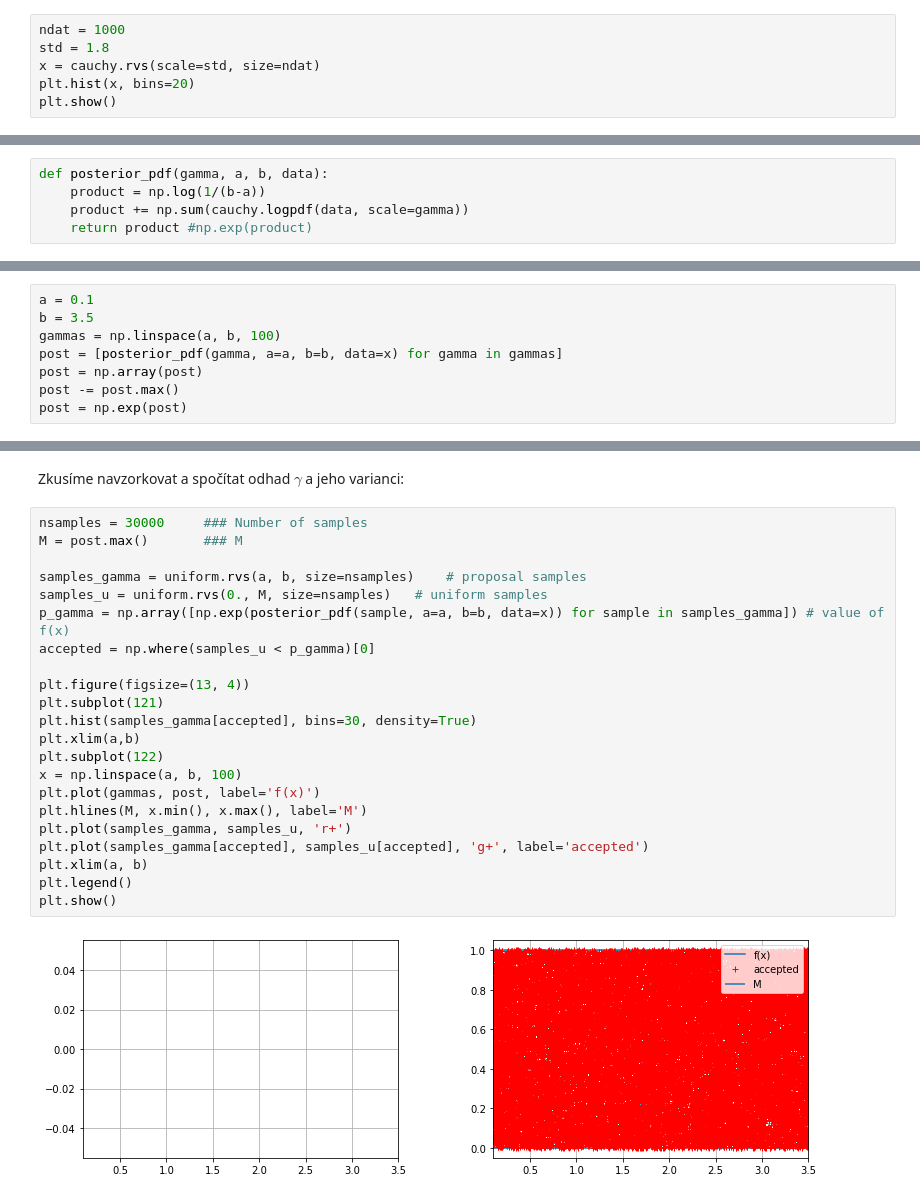
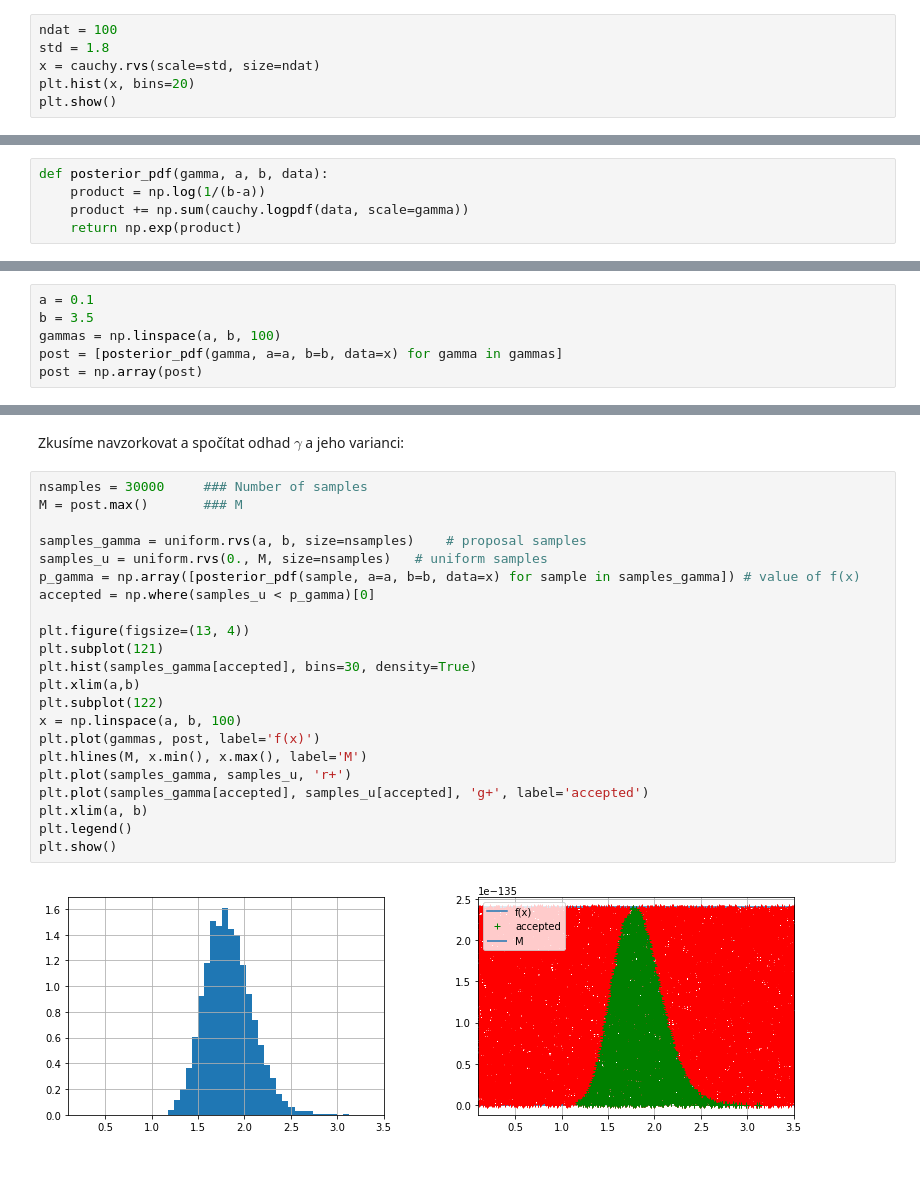
Before and after one commit to TaIos/bml, a Jupyter notebook: cviceni/Cviceni-rejection-sampling.ipynb, the cells around one changed output, grey strips where cells are left out. Saved outputs shown, nothing was run; the diff lists cells and outputs as text; blank space fills up the shorter version.

```diff
--- a/cviceni/Cviceni-rejection-sampling.ipynb
+++ b/cviceni/Cviceni-rejection-sampling.ipynb
@@ -9,7 +9,7 @@ Cílem tohoto cvičení je odhadnout škálovací parametr Cauchyho rozdělení.
 
 Data si nagenerujeme uměle, abychom mohli porovnat výsledky s přednastaveným parametrem:
 # %%
-ndat = 1000
+ndat = 100
 std = 1.8
 x = cauchy.rvs(scale=std, size=ndat)
 plt.hist(x, bins=20)
@@ -45,7 +45,7 @@ $$
 def posterior_pdf(gamma, a, b, data):
     product = np.log(1/(b-a))
     product += np.sum(cauchy.logpdf(data, scale=gamma))
-    return product #np.exp(product)
+    return np.exp(product)
 # %% [markdown]
 Vykreslíme si aposteriorní distribuci, abychom měli představu, jaký má tvar, zda support apriorna pokryl hodnotu $\gamma$ a pro představu, jak malé ty likelihoody jsou. Nemáme totiž znormováno, takže by se nám výsledek neintegroval do jedné. Ale jak víme, pro rejection sampling to nevadí, jde nám o tvar.
 # %%
@@ -54,8 +54,6 @@ b = 3.5
 gammas = np.linspace(a, b, 100)
 post = [posterior_pdf(gamma, a=a, b=b, data=x) for gamma in gammas]
 post = np.array(post)
-post -= post.max()
-post = np.exp(post)
 # %%
 plt.plot(gammas, post)
 # %% [output]
@@ -66,27 +64,27 @@ Zkusíme navzorkovat a spočítat odhad $\gamma$ a jeho varianci:
 # %%
 nsamples = 30000     ### Number of samples
 M = post.max()       ### M
 
 samples_gamma = uniform.rvs(a, b, size=nsamples)    # proposal samples
 samples_u = uniform.rvs(0., M, size=nsamples)   # uniform samples
-p_gamma = np.array([np.exp(posterior_pdf(sample, a=a, b=b, data=x)) for sample in samples_gamma]) # value of f(x)
+p_gamma = np.array([posterior_pdf(sample, a=a, b=b, data=x) for sample in samples_gamma]) # value of f(x)
 accepted = np.where(samples_u < p_gamma)[0]
 
 plt.figure(figsize=(13, 4))
 plt.subplot(121)
 plt.hist(samples_gamma[accepted], bins=30, density=True)
 plt.xlim(a,b)
 plt.subplot(122)
 x = np.linspace(a, b, 100)
 plt.plot(gammas, post, label='f(x)')
 plt.hlines(M, x.min(), x.max(), label='M')
 plt.plot(samples_gamma, samples_u, 'r+')
 plt.plot(samples_gamma[accepted], samples_u[accepted], 'g+', label='accepted')
 plt.xlim(a, b)
 plt.legend()
 plt.show()
 # %% [output]
-[figure, old version]
+[figure, new version]
 # %%
 print(f"% acceptance: {accepted.size/nsamples:.4f} ({accepted.size} of {nsamples})")
 print(f"odhad E[gamma] = {samples_gamma[accepted].mean():.2f}")
```
Also changed, not shown: parts of 3 cells of this notebook.
